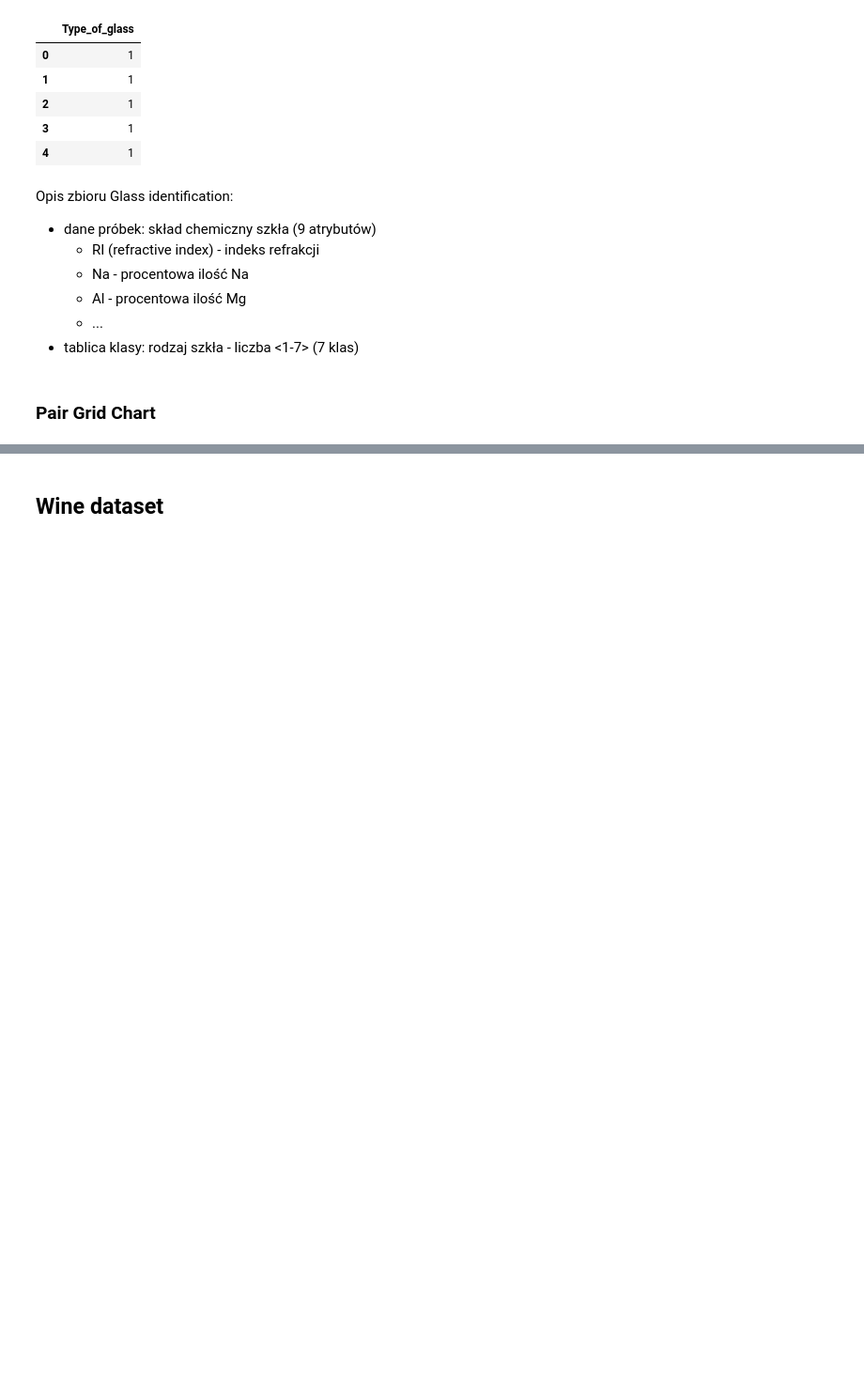
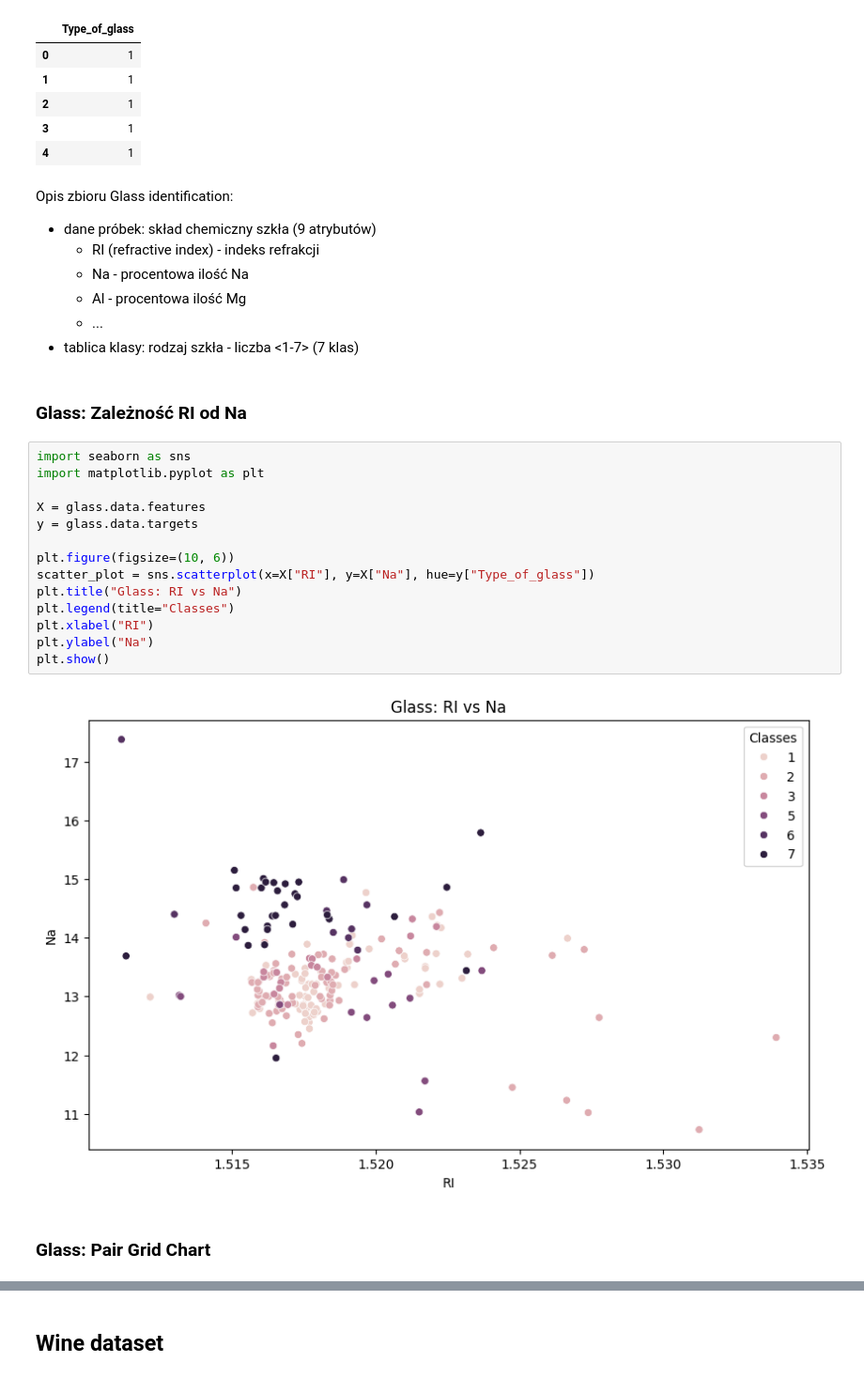
Before and after one commit to piotrdurniat/ml-l0-principal-component-analysis, a Jupyter notebook: uczenie-maszynowe-lab-0.ipynb, the cells around one changed output, grey strips where cells are left out. Shown at 94% size. Drawn from its saved outputs; the diff is of its cells as text; blank space fills up the shorter version.

```diff
--- a/uczenie-maszynowe-lab-0.ipynb
+++ b/uczenie-maszynowe-lab-0.ipynb
@@ -207,8 +207,26 @@ Opis zbioru Glass identification:
   - Al - procentowa ilość Mg
   - ...
 - tablica klasy: rodzaj szkła - liczba <1-7> (7 klas)
+# %% [markdown]
+### Glass: Zależność RI od Na
+# %%
+import seaborn as sns
+import matplotlib.pyplot as plt
+
+X = glass.data.features
+y = glass.data.targets
+
+plt.figure(figsize=(10, 6))
+scatter_plot = sns.scatterplot(x=X["RI"], y=X["Na"], hue=y["Type_of_glass"])
+plt.title("Glass: RI vs Na")
+plt.legend(title="Classes")
+plt.xlabel("RI")
+plt.ylabel("Na")
+plt.show()
+# %% [output]
+[figure, added]
 # %% [markdown]
-### Pair Grid Chart
+### Glass: Pair Grid Chart
 # %%
 import seaborn as sns
 import matplotlib.pyplot as plt
```
Also changed, not shown: parts of 10 cells of this notebook, 7 other files.
